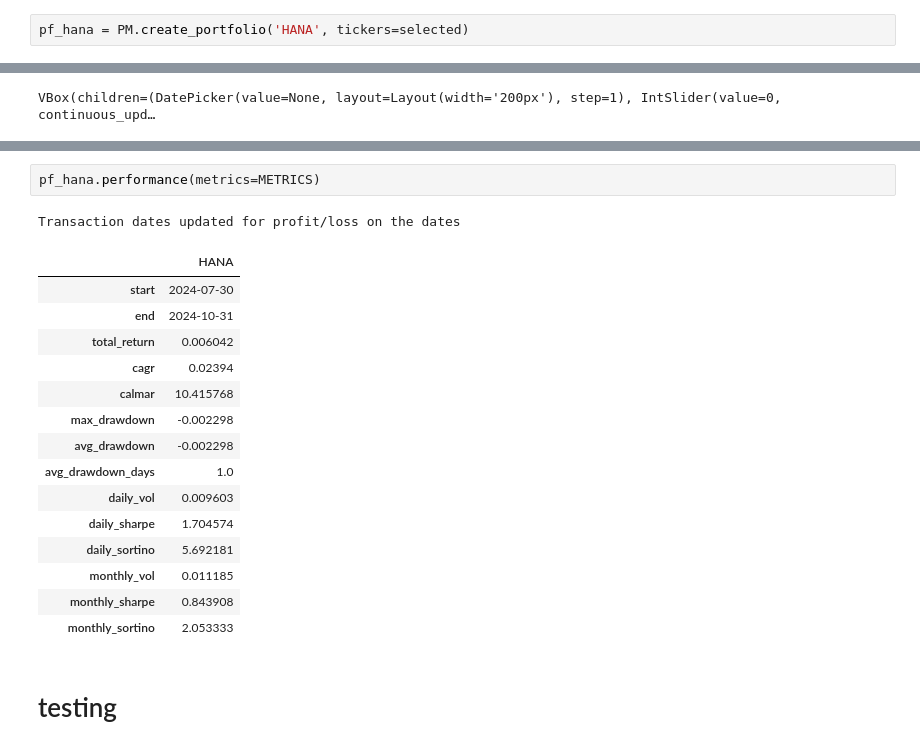
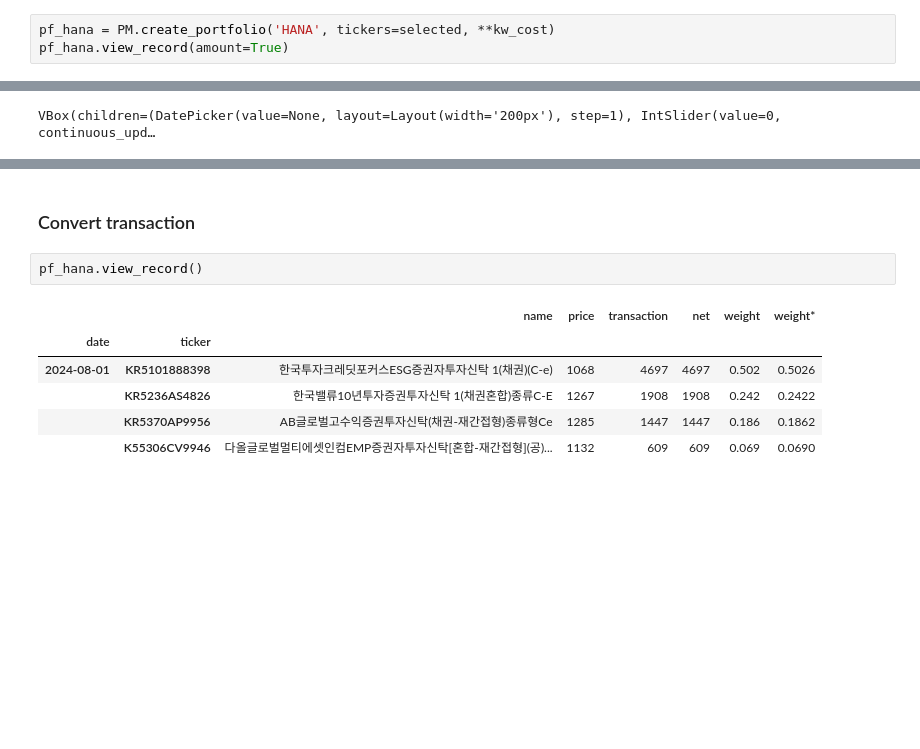
Before and after one commit to lbk209/portfolio, a Jupyter notebook: Allocate_Portfolio.ipynb, the cells around one changed output, grey strips where cells are left out. Saved outputs shown, nothing was run; the diff lists cells and outputs as text; blank space fills up the shorter version.

```diff
--- a/Allocate_Portfolio.ipynb
+++ b/Allocate_Portfolio.ipynb
@@ -820,5 +835,6 @@ self.record updated
 # %%
 selected = ['KR5101888398', 'KR5236AS4826', 'KR5370AP9956', 'K55306CV9946']
 # %%
-pf_hana = PM.create_portfolio('HANA', tickers=selected)
+pf_hana = PM.create_portfolio('HANA', tickers=selected, **kw_cost)
+pf_hana.view_record(amount=True)
 # %% [output]
@@ -889,21 +893,11 @@ Transaction dates updated for profit/loss on the dates
+# %% [markdown]
+### Convert transaction
 # %%
-pf_hana.performance(metrics=METRICS)
+pf_hana.view_record()
 # %% [output]
-Transaction dates updated for profit/loss on the dates
-|  | HANA |
-| start | 2024-07-30 |
-| end | 2024-10-31 |
-| total_return | 0.006042 |
-| cagr | 0.02394 |
-| calmar | 10.415768 |
-| max_drawdown | -0.002298 |
-| avg_drawdown | -0.002298 |
-| avg_drawdown_days | 1.0 |
-| daily_vol | 0.009603 |
-| daily_sharpe | 1.704574 |
-| daily_sortino | 5.692181 |
-| monthly_vol | 0.011185 |
-| monthly_sharpe | 0.843908 |
-| monthly_sortino | 2.053333 |
+|  |  | name | price | transaction | net | weight | weight* |
+| date | ticker |  |  |  |  |  |  |
+| 2024-08-01 | KR5101888398 | 한국투자크레딧포커스ESG증권자투자신탁 1(채권)(C-e) | 1068 | 4697 | 4697 | 0.502 | 0.5026 |
+|  | KR5236AS4826 | 한국밸류10년투자증권투자신탁 1(채권혼합)종류C-E | 1267 | 1908 | 1908 | 0.242 | 0.2422 |
+|  | KR5370AP9956 | AB글로벌고수익증권투자신탁(채권-재간접형)종류형Ce | 1285 | 1447 | 1447 | 0.186 | 0.1862 |
+|  | K55306CV9946 | 다올글로벌멀티에셋인컴EMP증권자투자신탁[혼합-재간접형](공)... | 1132 | 609 | 609 | 0.069 | 0.0690 |
-# %% [markdown]
-# testing
```
Also changed, not shown: parts of 43 cells of this notebook, 1 other file.
